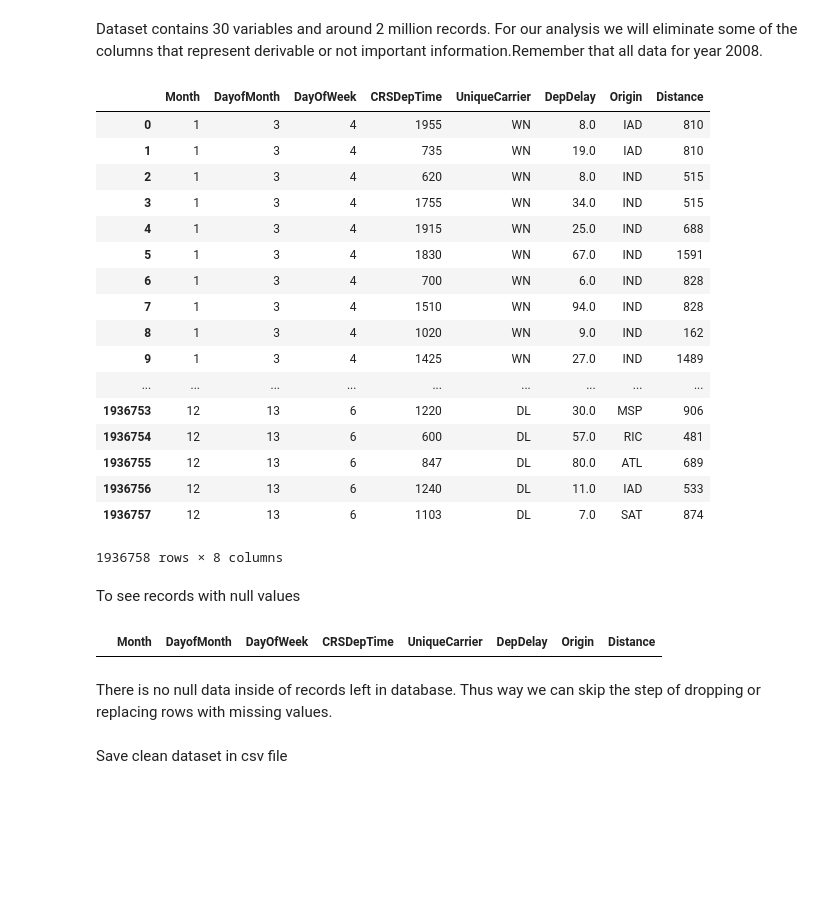
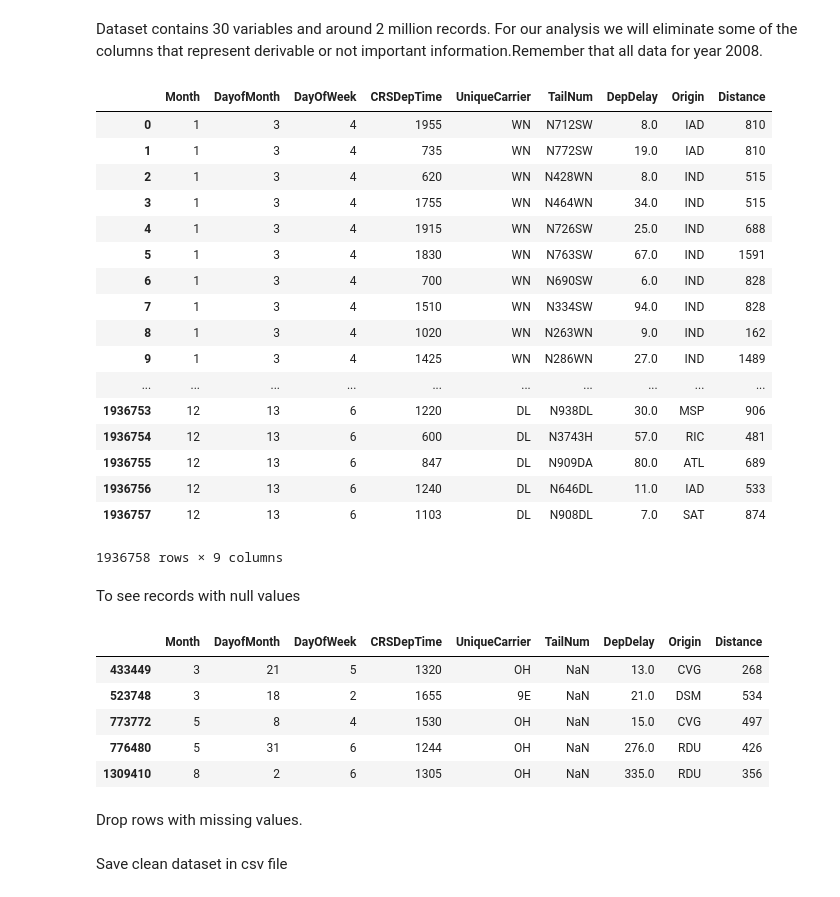
Before and after one commit to Guttapercha/CEBD-1260-Korchagina_Evgeniya, a Jupyter notebook: May26th/EDA_Korchagina.ipynb, the cells around one changed output. Drawn from its saved outputs; the diff is of its cells as text; code cells hidden in the pictures; blank space fills up the shorter version.

```diff
--- a/May26th/EDA_Korchagina.ipynb
+++ b/May26th/EDA_Korchagina.ipynb
@@ -56,33 +56,38 @@ Index(['Unnamed: 0', 'Year', 'Month', 'DayofMonth', 'DayOfWeek', 'DepTime',
 # %% [markdown]
 Dataset contains 30 variables and around 2 million records. For our analysis we will eliminate some of the columns that represent derivable or not important information.Remember that all data for year 2008.
 # %%
-df1=df.drop(df.columns[[0,1,5,7,8,10,11,12,13,14,15,18,20,21,22,23,24,25,26,27,28,29]], axis=1)
+df1=df.drop(df.columns[[0,1,5,7,8,10,12,13,14,15,18,20,21,22,23,24,25,26,27,28,29]], axis=1)
 df1
 # %% [output]
-|  | Month | DayofMonth | DayOfWeek | CRSDepTime | UniqueCarrier | DepDelay | Origin | Distance |
-| 0 | 1 | 3 | 4 | 1955 | WN | 8.0 | IAD | 810 |
-| 1 | 1 | 3 | 4 | 735 | WN | 19.0 | IAD | 810 |
-| 2 | 1 | 3 | 4 | 620 | WN | 8.0 | IND | 515 |
-| 3 | 1 | 3 | 4 | 1755 | WN | 34.0 | IND | 515 |
-| 4 | 1 | 3 | 4 | 1915 | WN | 25.0 | IND | 688 |
-| 5 | 1 | 3 | 4 | 1830 | WN | 67.0 | IND | 1591 |
-| 6 | 1 | 3 | 4 | 700 | WN | 6.0 | IND | 828 |
-| 7 | 1 | 3 | 4 | 1510 | WN | 94.0 | IND | 828 |
-| 8 | 1 | 3 | 4 | 1020 | WN | 9.0 | IND | 162 |
-| 9 | 1 | 3 | 4 | 1425 | WN | 27.0 | IND | 1489 |
-| ... | ... | ... | ... | ... | ... | ... | ... | ... |
-| 1936753 | 12 | 13 | 6 | 1220 | DL | 30.0 | MSP | 906 |
-| 1936754 | 12 | 13 | 6 | 600 | DL | 57.0 | RIC | 481 |
-| 1936755 | 12 | 13 | 6 | 847 | DL | 80.0 | ATL | 689 |
-| 1936756 | 12 | 13 | 6 | 1240 | DL | 11.0 | IAD | 533 |
-| 1936757 | 12 | 13 | 6 | 1103 | DL | 7.0 | SAT | 874 |
+|  | Month | DayofMonth | DayOfWeek | CRSDepTime | UniqueCarrier | TailNum | DepDelay | Origin | Distance |
+| 0 | 1 | 3 | 4 | 1955 | WN | N712SW | 8.0 | IAD | 810 |
+| 1 | 1 | 3 | 4 | 735 | WN | N772SW | 19.0 | IAD | 810 |
+| 2 | 1 | 3 | 4 | 620 | WN | N428WN | 8.0 | IND | 515 |
+| 3 | 1 | 3 | 4 | 1755 | WN | N464WN | 34.0 | IND | 515 |
+| 4 | 1 | 3 | 4 | 1915 | WN | N726SW | 25.0 | IND | 688 |
+| 5 | 1 | 3 | 4 | 1830 | WN | N763SW | 67.0 | IND | 1591 |
+| 6 | 1 | 3 | 4 | 700 | WN | N690SW | 6.0 | IND | 828 |
+| 7 | 1 | 3 | 4 | 1510 | WN | N334SW | 94.0 | IND | 828 |
+| 8 | 1 | 3 | 4 | 1020 | WN | N263WN | 9.0 | IND | 162 |
+| 9 | 1 | 3 | 4 | 1425 | WN | N286WN | 27.0 | IND | 1489 |
+| ... | ... | ... | ... | ... | ... | ... | ... | ... | ... |
+| 1936753 | 12 | 13 | 6 | 1220 | DL | N938DL | 30.0 | MSP | 906 |
+| 1936754 | 12 | 13 | 6 | 600 | DL | N3743H | 57.0 | RIC | 481 |
+| 1936755 | 12 | 13 | 6 | 847 | DL | N909DA | 80.0 | ATL | 689 |
+| 1936756 | 12 | 13 | 6 | 1240 | DL | N646DL | 11.0 | IAD | 533 |
+| 1936757 | 12 | 13 | 6 | 1103 | DL | N908DL | 7.0 | SAT | 874 |
-1936758 rows × 8 columns
+1936758 rows × 9 columns
 # %% [markdown]
 To see records with null values
 # %%
 null_data = df1[df1.isnull().any(axis=1)]
 null_data
 # %% [output]
-|  | Month | DayofMonth | DayOfWeek | CRSDepTime | UniqueCarrier | DepDelay | Origin | Distance |
+|  | Month | DayofMonth | DayOfWeek | CRSDepTime | UniqueCarrier | TailNum | DepDelay | Origin | Distance |
+| 433449 | 3 | 21 | 5 | 1320 | OH | NaN | 13.0 | CVG | 268 |
+| 523748 | 3 | 18 | 2 | 1655 | 9E | NaN | 21.0 | DSM | 534 |
+| 773772 | 5 | 8 | 4 | 1530 | OH | NaN | 15.0 | CVG | 497 |
+| 776480 | 5 | 31 | 6 | 1244 | OH | NaN | 276.0 | RDU | 426 |
+| 1309410 | 8 | 2 | 6 | 1305 | OH | NaN | 335.0 | RDU | 356 |
-# %% [markdown]
-There is no null data inside of records left in database. Thus way we can skip the step of dropping or replacing rows with missing values.
+# %% [markdown]
+Drop rows with missing values.
```
Also changed, not shown: parts of 19 cells of this notebook.
